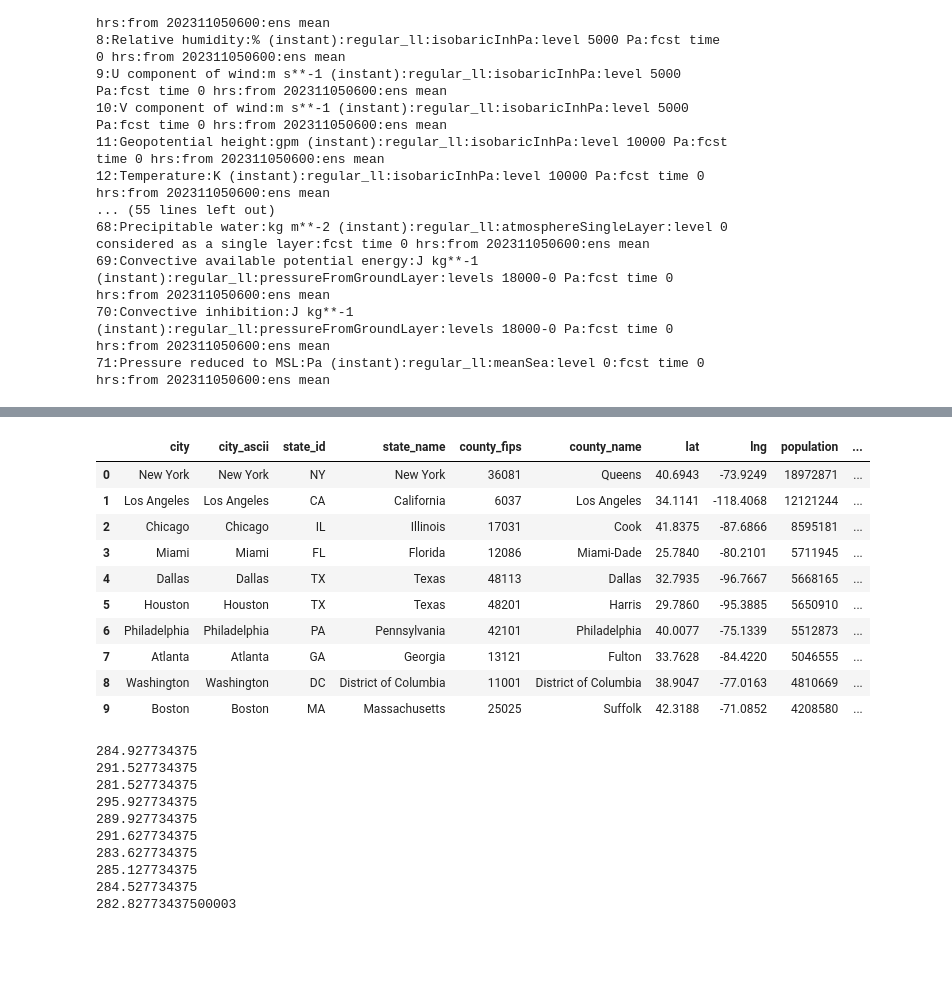
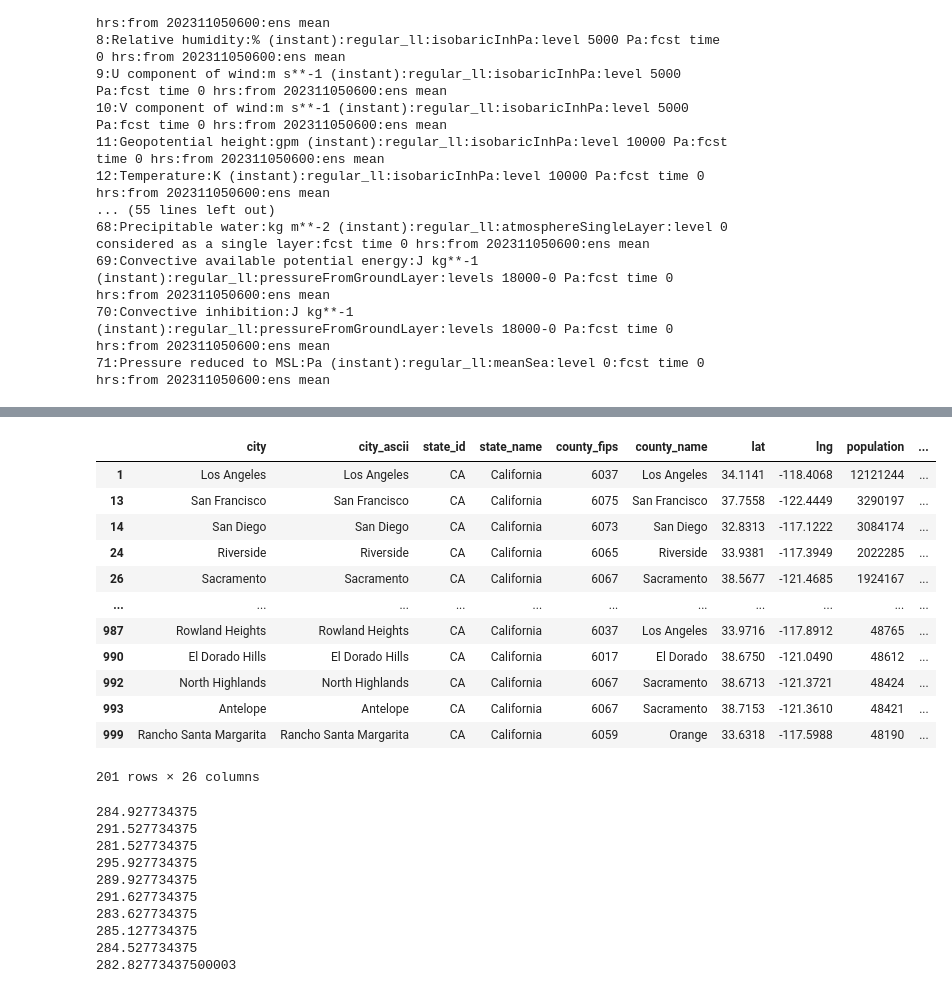
Before and after one commit to aloumakos/Weather-Processor, a Jupyter notebook: test.ipynb, the cells around one changed output, grey strips where cells are left out. Saved outputs shown, nothing was run; the diff lists cells and outputs as text; code cells hidden in the pictures; blank space fills up the shorter version.

```diff
--- a/test.ipynb
+++ b/test.ipynb
@@ -46,7 +46,7 @@ import time
 import pygrib
 import pandas as pd
 
-ct_df = pd.read_csv("uscities.csv")[:10]
+ct_df = pd.read_csv("uscities.csv")[:1000]
 lls = list(zip(ct_df['lat'], ct_df['lng']))
 
 dt = datetime.now()
@@ -126,19 +157,22 @@ ct_df.groupby('state_name').apply(lambda x: x['population']*x['dd'])
+# %%
+
+ct_df[ct_df['state_name']=="California"]
+# %% [output]
+|  | city | city_ascii | state_id | state_name | county_fips | county_name | lat | lng | population | ... |
+| 1 | Los Angeles | Los Angeles | CA | California | 6037 | Los Angeles | 34.1141 | -118.4068 | 12121244 | ... |
+| 13 | San Francisco | San Francisco | CA | California | 6075 | San Francisco | 37.7558 | -122.4449 | 3290197 | ... |
+| 14 | San Diego | San Diego | CA | California | 6073 | San Diego | 32.8313 | -117.1222 | 3084174 | ... |
+| 24 | Riverside | Riverside | CA | California | 6065 | Riverside | 33.9381 | -117.3949 | 2022285 | ... |
+| 26 | Sacramento | Sacramento | CA | California | 6067 | Sacramento | 38.5677 | -121.4685 | 1924167 | ... |
+| ... | ... | ... | ... | ... | ... | ... | ... | ... | ... | ... |
+| 987 | Rowland Heights | Rowland Heights | CA | California | 6037 | Los Angeles | 33.9716 | -117.8912 | 48765 | ... |
+| 990 | El Dorado Hills | El Dorado Hills | CA | California | 6017 | El Dorado | 38.6750 | -121.0490 | 48612 | ... |
+| 992 | North Highlands | North Highlands | CA | California | 6067 | Sacramento | 38.6713 | -121.3721 | 48424 | ... |
+| 993 | Antelope | Antelope | CA | California | 6067 | Sacramento | 38.7153 | -121.3610 | 48421 | ... |
+| 999 | Rancho Santa Margarita | Rancho Santa Margarita | CA | California | 6059 | Orange | 33.6318 | -117.5988 | 48190 | ... |
+201 rows × 26 columns
 # %%
 ct_df["lol"] = [11.80007812499997, 0.07992187500002501, 17.920078124999975, 7.999921874999984, 2.8000781249999704, 0.259921874999975, 14.140078125000002, 11.44007812500007, 12.520078124999998, 15.580078124999943]
-# %%
-ct_df
-# %% [output]
-|  | city | city_ascii | state_id | state_name | county_fips | county_name | lat | lng | population | ... |
-| 0 | New York | New York | NY | New York | 36081 | Queens | 40.6943 | -73.9249 | 18972871 | ... |
-| 1 | Los Angeles | Los Angeles | CA | California | 6037 | Los Angeles | 34.1141 | -118.4068 | 12121244 | ... |
-| 2 | Chicago | Chicago | IL | Illinois | 17031 | Cook | 41.8375 | -87.6866 | 8595181 | ... |
-| 3 | Miami | Miami | FL | Florida | 12086 | Miami-Dade | 25.7840 | -80.2101 | 5711945 | ... |
-| 4 | Dallas | Dallas | TX | Texas | 48113 | Dallas | 32.7935 | -96.7667 | 5668165 | ... |
-| 5 | Houston | Houston | TX | Texas | 48201 | Harris | 29.7860 | -95.3885 | 5650910 | ... |
-| 6 | Philadelphia | Philadelphia | PA | Pennsylvania | 42101 | Philadelphia | 40.0077 | -75.1339 | 5512873 | ... |
-| 7 | Atlanta | Atlanta | GA | Georgia | 13121 | Fulton | 33.7628 | -84.4220 | 5046555 | ... |
-| 8 | Washington | Washington | DC | District of Columbia | 11001 | District of Columbia | 38.9047 | -77.0163 | 4810669 | ... |
-| 9 | Boston | Boston | MA | Massachusetts | 25025 | Suffolk | 42.3188 | -71.0852 | 4208580 | ... |
 # %%
 lls = zip(ct_df['lat'], ct_df['lng'])
 data = grb.data()[0]
```
Also changed, not shown: parts of 5 cells of this notebook, 1 other file.
